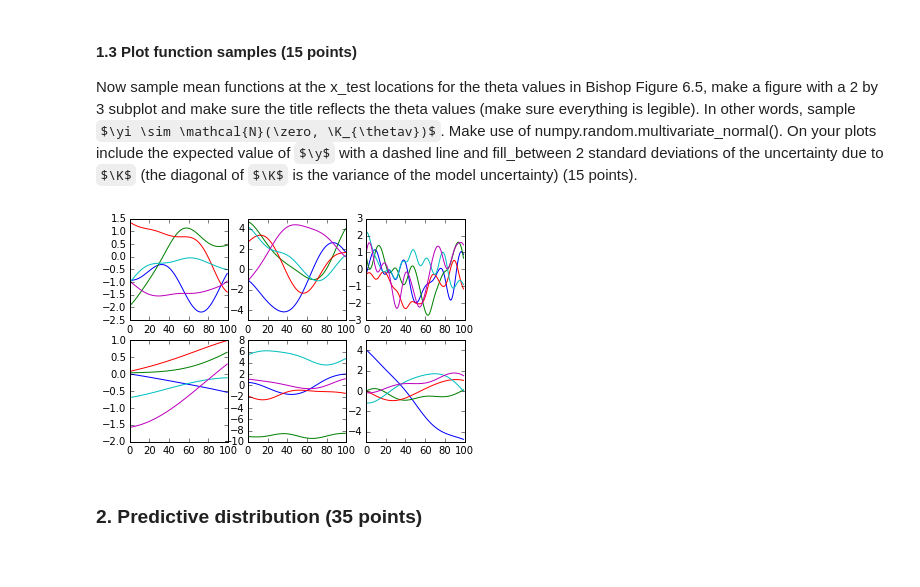
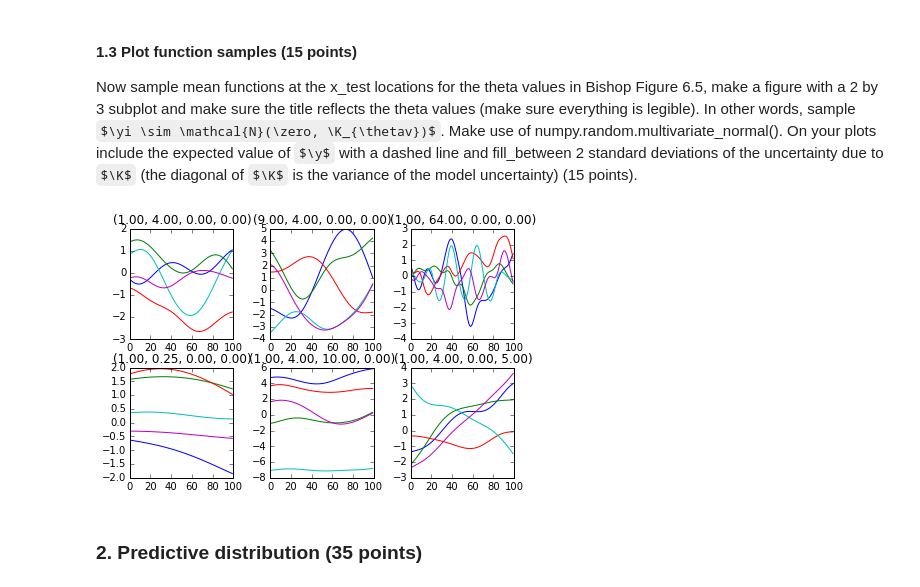
Before and after one commit to UnarmedLad/Machine-Learning-1, a Jupyter notebook: Lab3.ipynb, the cells around one changed output. Cells and saved outputs as stored; diff of their text form; code cells hidden in the pictures; some formulas as TeX source.

```diff
--- a/Lab3.ipynb
+++ b/Lab3.ipynb
@@ -112,15 +112,17 @@ Now sample mean functions at the x_test locations for the theta values in Bishop
 # %%
 thetas = [[[1, 4, 0, 0],    [9, 4, 0, 0],  [1, 64, 0, 0]],
           [[1, 0.25, 0, 0], [1, 4, 10, 0], [1, 4, 0, 5]]]
 num_samples = 5
 f,axarr = subplots(2,3)
+f.tight_layout()
 for i in range(2):
     for j in range(3):
         for k in range(num_samples):
             y = np.random.multivariate_normal( zeros(N_test), computeK(x_test, x_test, thetas[i][j]))
+            axarr[i,j].set_title("(%.2f, %.2f, %.2f, %.2f)" % (thetas[i][j][0], thetas[i][j][1],thetas[i][j][2],thetas[i][j][3]))
             axarr[i,j].plot(y)
 # %% [output]
-[figure, old version]
+[figure, new version]
 # %% [markdown]
 ### 2. Predictive distribution (35 points)
 # %% [markdown]
```
Also changed, not shown: parts of 11 cells of this notebook.
